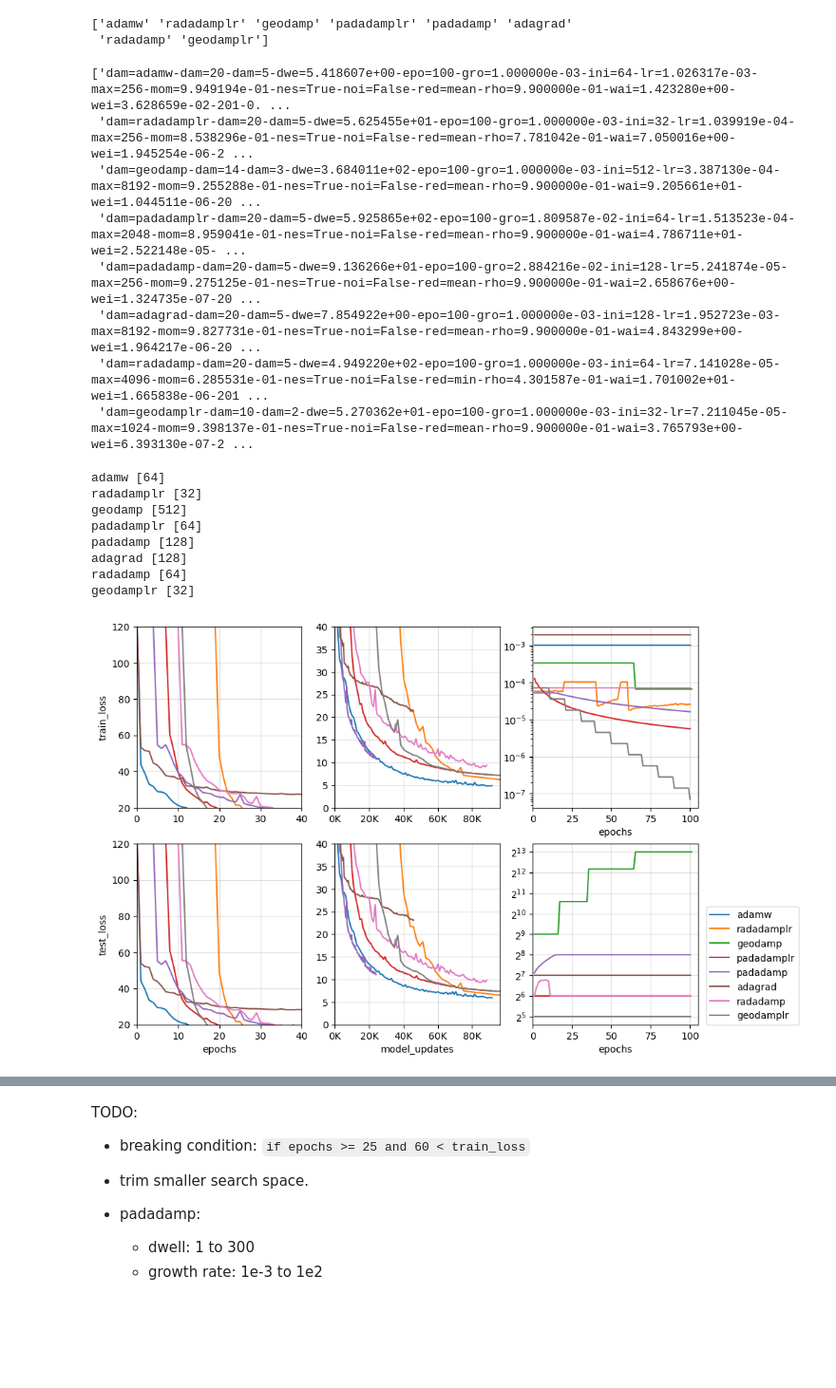
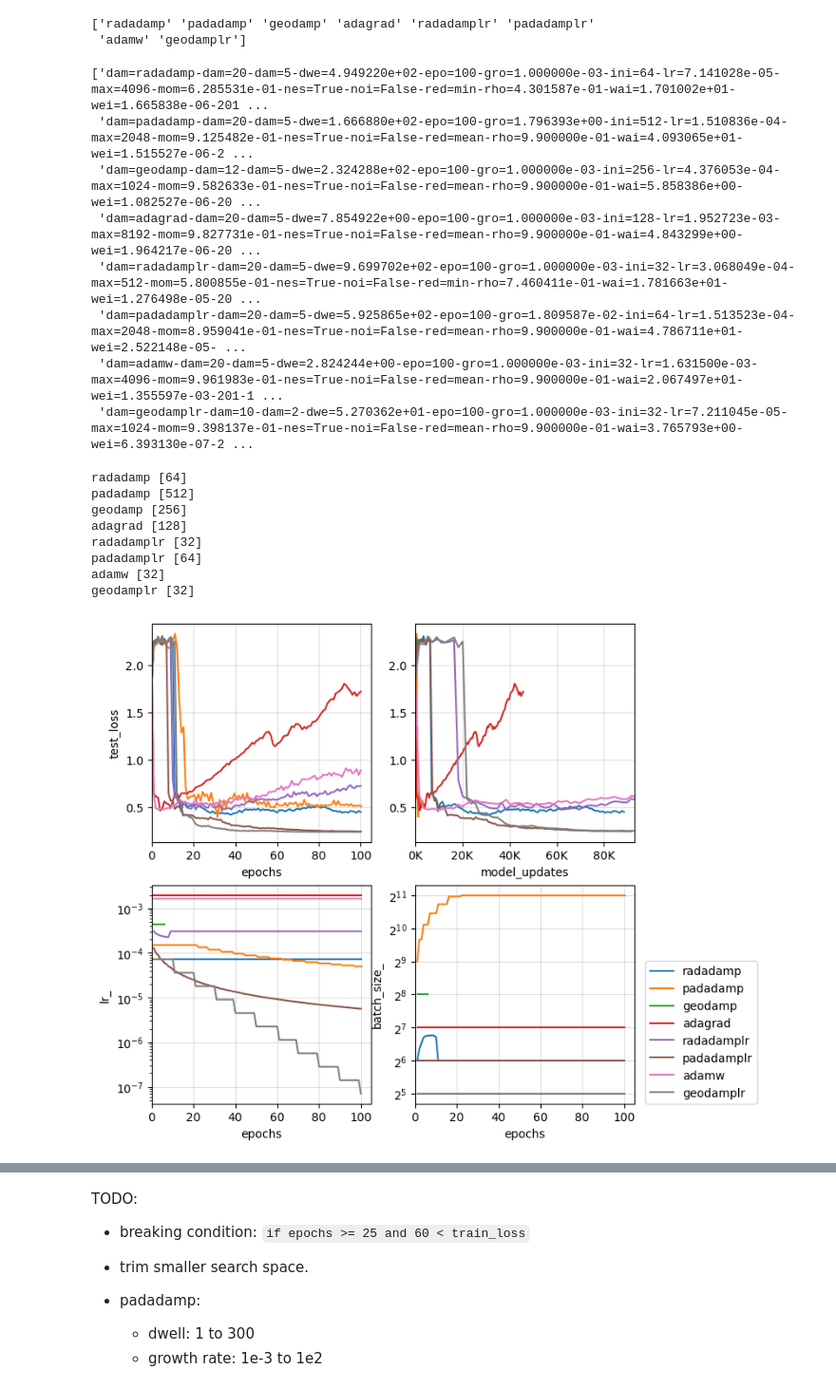
Before and after one commit to stsievert/adadamp-experiments, a Jupyter notebook: exp-autoencoder/viz-sweep.ipynb, the cells around one changed output, grey strips where cells are left out. Shown: that part at 95% size. Drawn from its saved outputs; the diff is of its cells as text; code cells hidden in the pictures; blank space fills up the shorter version.

Commit message:
update for random damper

```diff
--- a/exp-autoencoder/viz-sweep.ipynb
+++ b/exp-autoencoder/viz-sweep.ipynb
@@ -5,8 +5,8 @@ import pandas as pd
 DIR = Path(".")
 
 RUNS = [
-    DIR / "data-tuning" / "dampersweep",
-    DIR / "data-tuning-ec2" / "dampersweep"
+    # DIR / "data-tuning" / "dampersweep",
+    DIR / "data-tuning-ec2-2" / "dampersweep"
 ]
 # %%
 def cost(df):
@@ -82,66 +85,64 @@ for damper in df.damper.unique():
     best_runs.append(fname)
 best_runs
 # %% [output]
-['adamw' 'radadamplr' 'geodamp' 'padadamplr' 'padadamp' 'adagrad'
- 'radadamp' 'geodamplr']
+['radadamp' 'padadamp' 'geodamp' 'adagrad' 'radadamplr' 'padadamplr'
+ 'adamw' 'geodamplr']
-['dam=adamw-dam=20-dam=5-dwe=5.418607e+00-epo=100-gro=1.000000e-03-ini=64-lr=1.026317e-03-max=256-mom=9.949194e-01-nes=True-noi=False-red=mean-rho=9.900000e-01-wai=1.423280e+00-wei=3.628659e-02-201-0. ...
- 'dam=radadamplr-dam=20-dam=5-dwe=5.625455e+01-epo=100-gro=1.000000e-03-ini=32-lr=1.039919e-04-max=256-mom=8.538296e-01-nes=True-noi=False-red=mean-rho=7.781042e-01-wai=7.050016e+00-wei=1.945254e-06-2 ...
- 'dam=geodamp-dam=14-dam=3-dwe=3.684011e+02-epo=100-gro=1.000000e-03-ini=512-lr=3.387130e-04-max=8192-mom=9.255288e-01-nes=True-noi=False-red=mean-rho=9.900000e-01-wai=9.205661e+01-wei=1.044511e-06-20 ...
+['dam=radadamp-dam=20-dam=5-dwe=4.949220e+02-epo=100-gro=1.000000e-03-ini=64-lr=7.141028e-05-max=4096-mom=6.285531e-01-nes=True-noi=False-red=min-rho=4.301587e-01-wai=1.701002e+01-wei=1.665838e-06-201 ...
+ 'dam=padadamp-dam=20-dam=5-dwe=1.666880e+02-epo=100-gro=1.796393e+00-ini=512-lr=1.510836e-04-max=2048-mom=9.125482e-01-nes=True-noi=False-red=mean-rho=9.900000e-01-wai=4.093065e+01-wei=1.515527e-06-2 ...
+ 'dam=geodamp-dam=12-dam=5-dwe=2.324288e+02-epo=100-gro=1.000000e-03-ini=256-lr=4.376053e-04-max=1024-mom=9.582633e-01-nes=True-noi=False-red=mean-rho=9.900000e-01-wai=5.858386e+00-wei=1.082527e-06-20 ...
+ 'dam=adagrad-dam=20-dam=5-dwe=7.854922e+00-epo=100-gro=1.000000e-03-ini=128-lr=1.952723e-03-max=8192-mom=9.827731e-01-nes=True-noi=False-red=mean-rho=9.900000e-01-wai=4.843299e+00-wei=1.964217e-06-20 ...
+ 'dam=radadamplr-dam=20-dam=5-dwe=9.699702e+02-epo=100-gro=1.000000e-03-ini=32-lr=3.068049e-04-max=512-mom=5.800855e-01-nes=True-noi=False-red=min-rho=7.460411e-01-wai=1.781663e+01-wei=1.276498e-05-20 ...
  'dam=padadamplr-dam=20-dam=5-dwe=5.925865e+02-epo=100-gro=1.809587e-02-ini=64-lr=1.513523e-04-max=2048-mom=8.959041e-01-nes=True-noi=False-red=mean-rho=9.900000e-01-wai=4.786711e+01-wei=2.522148e-05- ...
- 'dam=padadamp-dam=20-dam=5-dwe=9.136266e+01-epo=100-gro=2.884216e-02-ini=128-lr=5.241874e-05-max=256-mom=9.275125e-01-nes=True-noi=False-red=mean-rho=9.900000e-01-wai=2.658676e+00-wei=1.324735e-07-20 ...
- 'dam=adagrad-dam=20-dam=5-dwe=7.854922e+00-epo=100-gro=1.000000e-03-ini=128-lr=1.952723e-03-max=8192-mom=9.827731e-01-nes=True-noi=False-red=mean-rho=9.900000e-01-wai=4.843299e+00-wei=1.964217e-06-20 ...
- 'dam=radadamp-dam=20-dam=5-dwe=4.949220e+02-epo=100-gro=1.000000e-03-ini=64-lr=7.141028e-05-max=4096-mom=6.285531e-01-nes=True-noi=False-red=min-rho=4.301587e-01-wai=1.701002e+01-wei=1.665838e-06-201 ...
+ 'dam=adamw-dam=20-dam=5-dwe=2.824244e+00-epo=100-gro=1.000000e-03-ini=32-lr=1.631500e-03-max=4096-mom=9.961983e-01-nes=True-noi=False-red=mean-rho=9.900000e-01-wai=2.067497e+01-wei=1.355597e-03-201-1 ...
  'dam=geodamplr-dam=10-dam=2-dwe=5.270362e+01-epo=100-gro=1.000000e-03-ini=32-lr=7.211045e-05-max=1024-mom=9.398137e-01-nes=True-noi=False-red=mean-rho=9.900000e-01-wai=3.765793e+00-wei=6.393130e-07-2 ...
 # %%
 import matplotlib.pyplot as plt
 
 def plot(show, damper, axs, debug=False):
-    for i, loss in enumerate(["train_loss", "test_loss"]):
-        for j, time in enumerate(["epochs", "model_updates"]):
-            ax = show.plot(
-                x=time,
-                y=loss,
-                ax=axs[i][j],
-            )
-            ax.set_ylabel(loss if j == 0 else "")
-            ax.set_xlabel(time if i == 1 else "")
-            if "updates" in time:
-                ax.xaxis.set_major_formatter(lambda x, _: f"{int(x / 1e3)}K")
+    loss = "test_loss"
+    show = show.copy()
+    show["test_loss"] = show["test_loss"] - show["train_loss"]
+    for j, time in enumerate(["epochs", "model_updates"]):
+        ax = show.plot(
+            x=time,
+            y=loss,
+            ax=axs[0][j],
+        )
+        ax.set_ylabel(loss if j == 0 else "")
+        if "updates" in time:
+            ax.xaxis.set_major_formatter(lambda x, _: f"{int(x / 1e3)}K")
 
     for i, (time, damp) in enumerate([("epochs", "lr_"), ("epochs", "batch_size_")]):
-        ax = show.plot(x=time, y=damp, ax=axs[i][2], label=damper)
+        ax = show.plot(x=time, y=damp, ax=axs[1][i], label=damper)
         ax.set_yscale("log", base=2 if "batch" in damp else 10)
+        ax.set_ylabel(damp)
+        ax.set_xlabel(time)
 
     for i, ax in enumerate(axs.flatten()):
         ax.grid(alpha=0.4)
         ax.set_xlim(0, None)
-        if i in [0, 1, 3, 4]:
-            ax.set_ylim(0, 40)
-        if i != 5:
+        # if i in [0, 1]:
+        #     ax.set_ylim(0, 40)
+        if i != 3:
             ax.legend_.remove()
         else:
             ax.legend(loc=(1.05, 0))
 
-        if debug:
-            if i in [0, 3]:
-                ax.set_xlim(0, 40)
-                ax.set_ylim(20, 120)
-
 w = 3
-fig, axs = plt.subplots(nrows=2, ncols=3, figsize=(3.5 * w, 2.5 * w))
+fig, axs = plt.subplots(nrows=2, ncols=2, figsize=(2.5 * w, 2.5 * w))
 for run in best_runs:
     show = df[df.fname == run]
     assert len(show.fname.unique()) == 1
     damper = show.iloc[0]["damper"]
     print(damper, show.initial_batch_size.unique())
     plot(show, damper, axs, debug=True)
 # %% [output]
-adamw [64]
+radadamp [64]
+padadamp [512]
+geodamp [256]
+adagrad [128]
 radadamplr [32]
-geodamp [512]
 padadamplr [64]
-padadamp [128]
-adagrad [128]
-radadamp [64]
+adamw [32]
 geodamplr [32]
-[figure, old version]
+[figure, new version]
```
Also changed, not shown: parts of 2 cells of this notebook, 2 other files.
